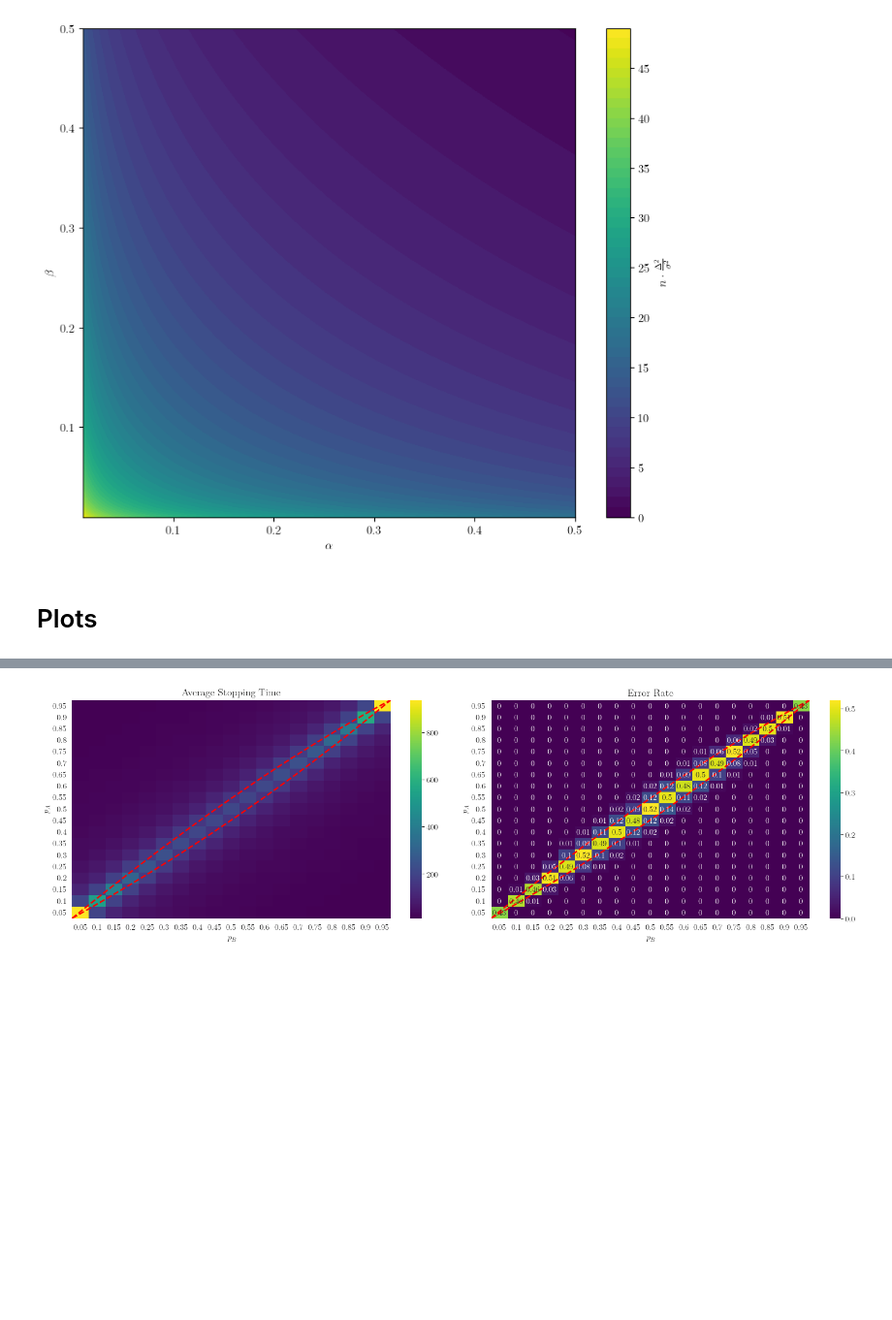
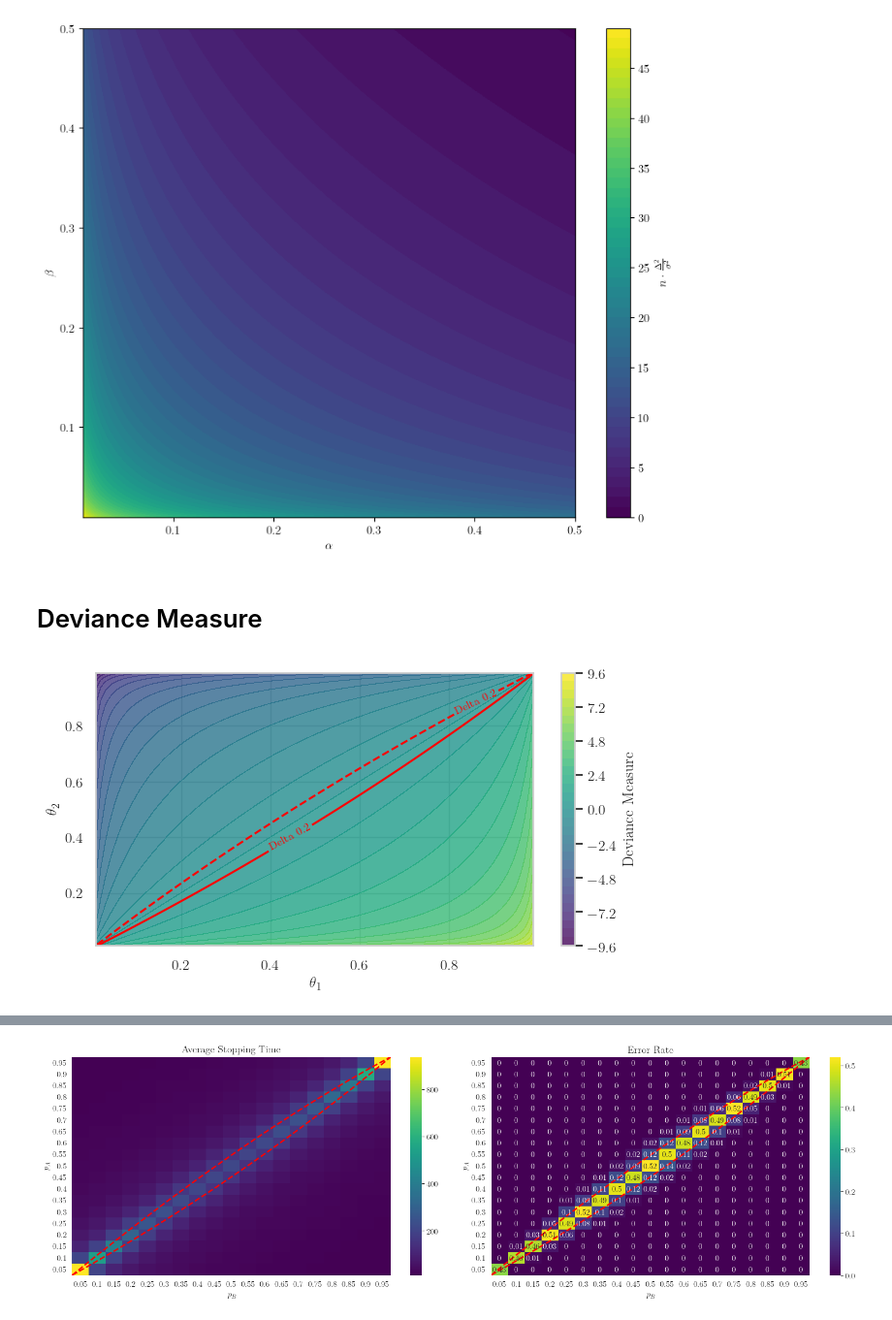
Before and after one commit to meluzyn100/sAB, a Jupyter notebook: creat_plots/plots.ipynb, the cells around one changed output, grey strips where cells are left out. Shown at 97% size. Cells and saved outputs as stored; diff of their text form; code cells hidden in the pictures; blank space fills up the shorter version.

```diff
--- a/creat_plots/plots.ipynb
+++ b/creat_plots/plots.ipynb
@@ -253,5 +253,68 @@ plt.gca().invert_yaxis()
 plt.show()
 # %% [output]
 [figure]
-# %% [markdown]
-# Plots
+# %% [markdown]
+# Deviance Measure
+# %%
+import numpy as np
+import matplotlib.pyplot as plt
+
+import numpy as np
+import matplotlib.pyplot as plt
+import seaborn as sns
+sns.set_style("whitegrid")
+
+W = 6.5  # Figure width in inches, approximately A4-width - 2*1.25in margin
+plt.rcParams.update({
+    'figure.figsize': (W, W/(16/9)),     # 4:3 aspect ratio
+    'font.size' : 11,                   # Set font size to 11pt
+    'axes.labelsize': 11,               # -> axis labels
+    'legend.fontsize': 11,              # -> legends
+    'font.family': 'lmodern',
+    'text.usetex': True,
+    'text.latex.preamble': (            # LaTeX preamble
+        r'\usepackage{lmodern}'
+        # ... more packages if needed
+    )
+})
+plt.rcParams['savefig.dpi'] = 300
+
+# Definicja funkcji deviance dla rozkładu Bernoulliego
+def deviance_bernoulli(theta_1, theta_2):
+    return np.log((1 - theta_2) / (1 - theta_1)) + np.log(theta_1 / theta_2)
+
+# Parametry do wykresu
+theta_1_values = np.linspace(0.01, 0.99, 100)  # Pomijamy 0 i 1, bo logarytm nie jest tam zdefiniowany
+theta_2_values = np.linspace(0.01, 0.99, 100)
+theta_1, theta_2 = np.meshgrid(theta_1_values, theta_2_values)
+
+# Obliczanie deviance
+deviance_values = deviance_bernoulli(theta_1, theta_2)
+
+# Wartości delta
+delta_values = [0.2]  # Różne wartości delta
+
+# Wykres konturowy i gridplot
+
+# Wypełniony wykres konturowy (heatmapa)
+contourf = plt.contourf(theta_1, theta_2, deviance_values, cmap='viridis', alpha=0.8, levels=30)
+
+# Dodanie linii konturowych dla różnych wartości delta
+contour_colors = ['red', 'green', 'red', 'purple', 'orange']
+for i, delta in enumerate(delta_values):
+    contour = plt.contour(theta_1, theta_2, deviance_values, levels=[-delta, delta], colors=[contour_colors[i]], linestyles=['--', '-'])
+    plt.clabel(contour, inline=True, fontsize=8, fmt=f'Delta {delta}')
+
+# Dodanie paska kolorów
+cbar = plt.colorbar(contourf)
+cbar.set_label('Deviance Measure')
+
+# plt.title('Contour Plot and Gridplot of Deviance Measure for Bernoulli Distribution with Multiple Delta Values')
+plt.xlabel(r'$\theta_1$')
+plt.ylabel(r'$\theta_2$')
+plt.grid(True)
+plt.tight_layout()
+plt.savefig('/home/olek/studia/semestr_3_AM/master/latex/images/bernoulli_deviance.png')
+plt.show()
+# %% [output]
+[figure, added]
```
Also changed, not shown: parts of 33 cells of this notebook, 54 other files.
